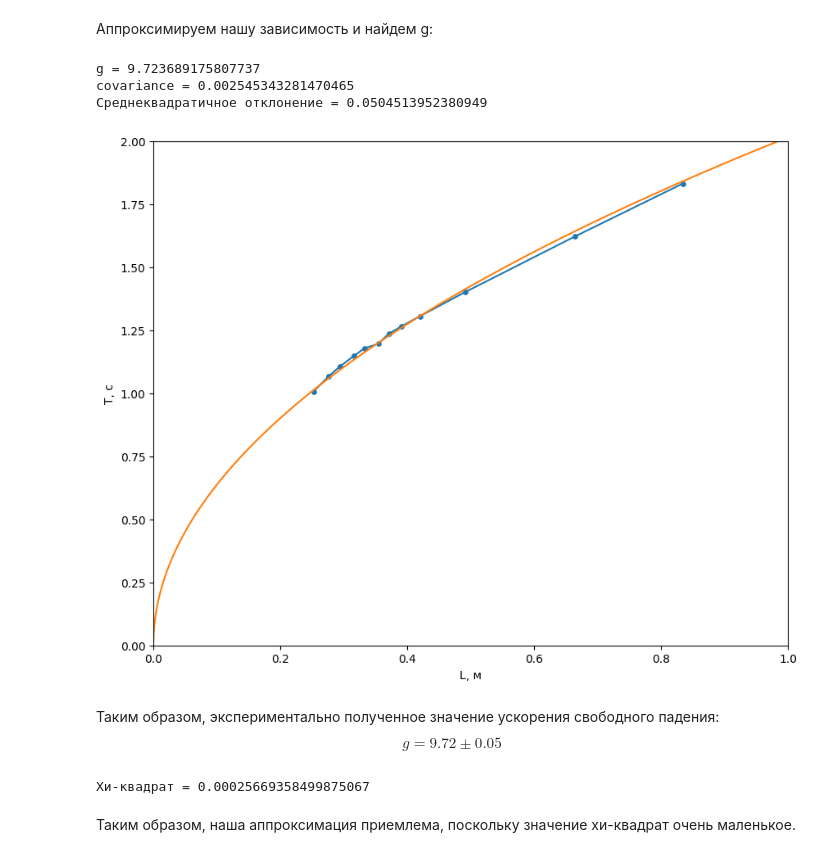
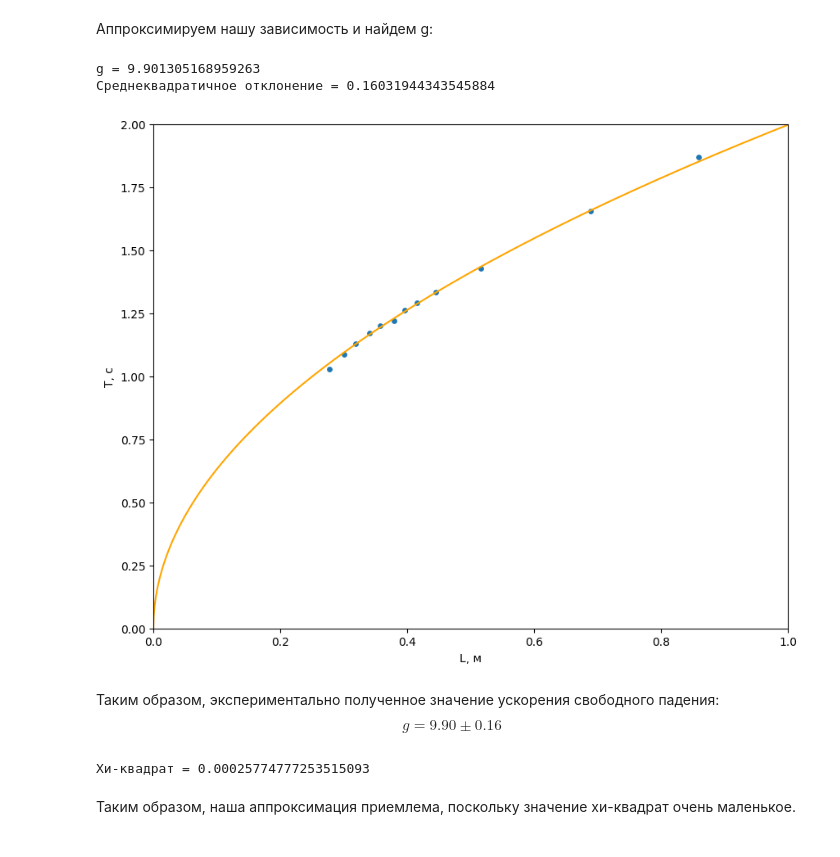
Before and after one commit to SanguiBibe/mipt_labs_1sem, a Jupyter notebook: 1.1.8/main.ipynb, the cells around one changed output. Cells and saved outputs as stored; diff of their text form; code cells hidden in the pictures.

```diff
--- a/1.1.8/main.ipynb
+++ b/1.1.8/main.ipynb
@@ -302,43 +305,42 @@ data2 = data2.to_numpy()
 def fit_func(l, g):
     return 2*np.pi* np.sqrt(l / g)
 # %%
-ball_d = 0.025
+ball_d = 2.5
 
-x = 0.01 * (data2[0] + 0.025)
-y = data2[1] / 10.2
+x = 0.01 * (data2[0] + ball_d)
+y = data2[1] / 10
 z = np.linspace(0, 5, 10000)
 
 params, cov = curve_fit(fit_func, x, y)
 print(f'g = {params[0]}')
-print(f'covariance = {cov[0][0]}')
-print(f'Среднеквадратичное отклонение = {np.sqrt(cov[0][0])}')
+#print(f'covariance = {cov[0][0]}')
+print(f'Среднеквадратичное отклонение = {3.6* np.sqrt(cov[0][0])}')
 
 fig, axs = plt.subplots()
 fig.set_figheight(8)
 fig.set_figwidth(10)
 
 axs.set_xlabel('L, м')
 axs.set_ylabel('T, с')
 plt.ylim(0.0, 2.0)
 plt.xlim(0.0, 1.0)
 
-plt.plot(x, y)
 plt.scatter(x, y, s=15)
-plt.plot(z, fit_func(z, params[0]))
+plt.plot(z, fit_func(z, params[0]), color='orange')
 
 plt.show()
 # %% [output]
-g = 9.723689175807737
-covariance = 0.002545343281470465
-Среднеквадратичное отклонение = 0.0504513952380949
+g = 9.901305168959263
+Среднеквадратичное отклонение = 0.16031944343545884
-[figure, old version]
+[figure, new version]
 # %% [markdown]
 Таким образом, экспериментально полученное значение ускорения свободного падения:
-$$ g = 9.72 \pm 0.05$$
+$$ g = 9.90 \pm 0.16$$
 # %%
 f_exp = fit_func(0.01 * data2[0], 9.72)
 f_th = fit_func(0.01 * data2[0], 9.8)
-chi2 = np.sum(np.power(f_exp - f_th, 2) / f_exp)
+chi2 = np.sum(np.power(f_exp - f_th, 2) / f_th)
 print(f'Хи-квадрат = {chi2}')
+print(scipy
 # %% [output]
-Хи-квадрат = 0.00025669358499875067
+Хи-квадрат = 0.00025774777253515093
```
Also changed, not shown: parts of 3 cells of this notebook, 6 other files.
